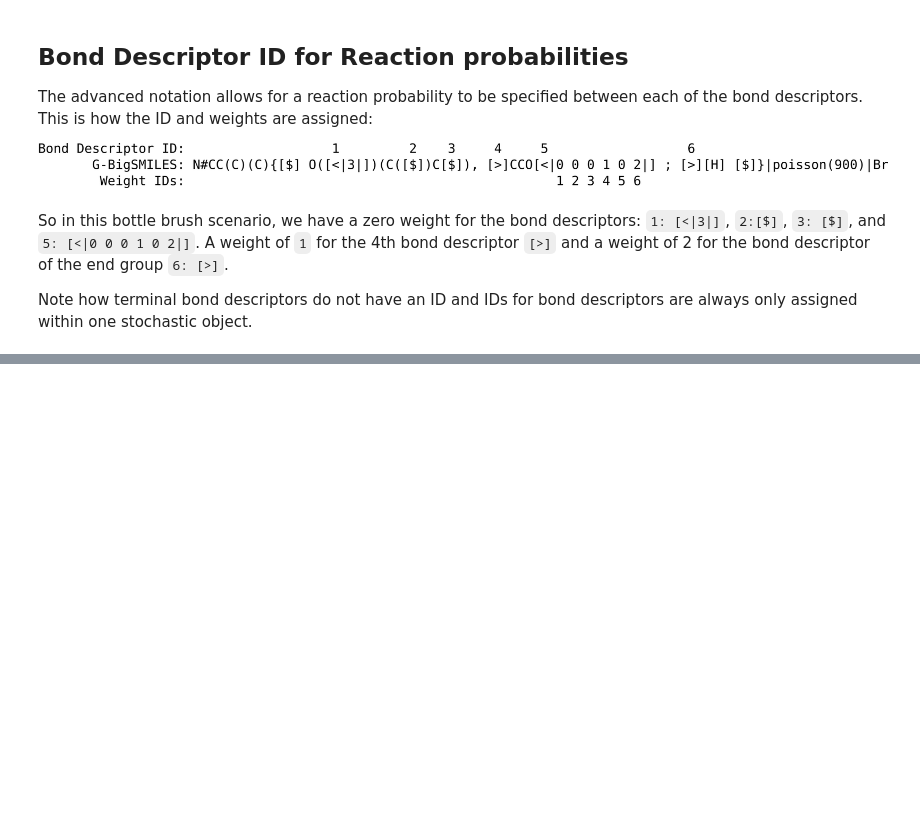
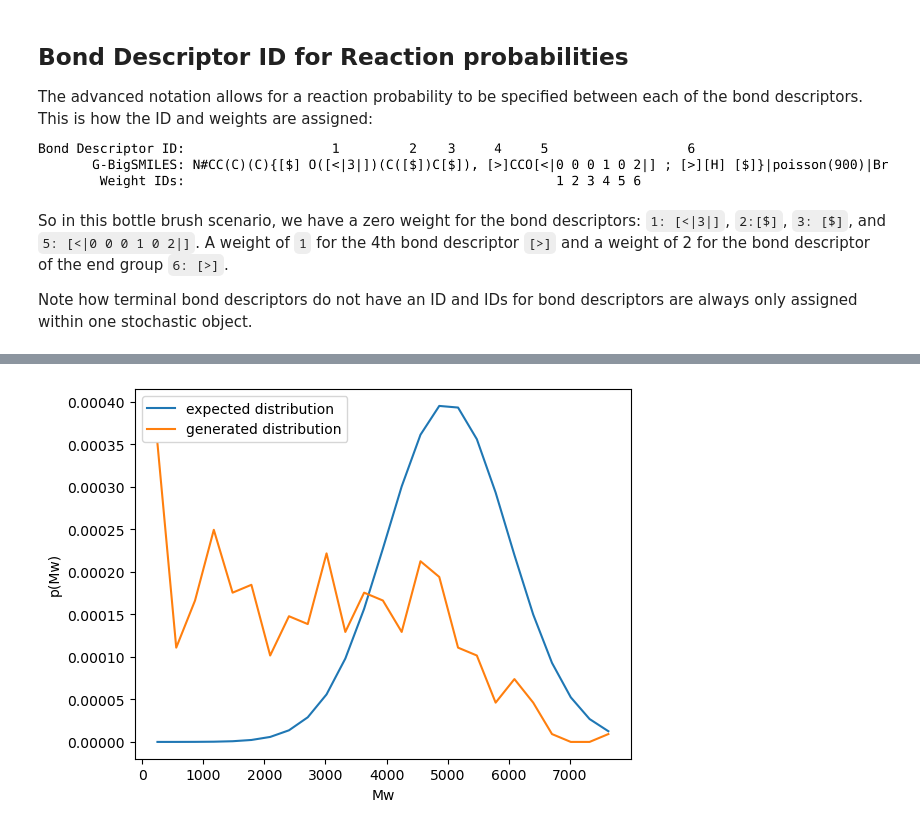
Before and after one commit to InnocentBug/G-BigSMILES, a Jupyter notebook: SI.ipynb, the cells around one changed output, grey strips where cells are left out. Cells and saved outputs as stored; diff of their text form; code cells hidden in the pictures; blank space fills up the shorter version.

```diff
--- a/SI.ipynb
+++ b/SI.ipynb
@@ -570,0 +748,12 @@ Note how terminal bond descriptors do not have an ID and IDs for bond descriptor
+# %%
+# In testing environments only run on the linux systems:
+if IS_LINUX or not TESTING_ENV:
+    mu = 5e3
+    sigma = 1e3
+    generative_bigSMILES = "[H]{[>] [<]CC([>|40 0 1|])c1ccccc1 ; [<][H] []}|gauss("+str(mu)+", "+str(sigma)+")|.|1e6|"
+    normalized_deviation = plot_distribution(generative_bigSMILES, mu, sigma)
+    # Let's make sure our expectations are fulfilled (important for automated tests)
+    if normalized_deviation < 0.5:
+        raise RuntimeError(f"We expect the distributions to clearly deviate, which is not the case. {normalized_deviation}")
+# %% [output]
+[figure, added]
```
Also changed, not shown: parts of 41 cells of this notebook, 7 other files.
